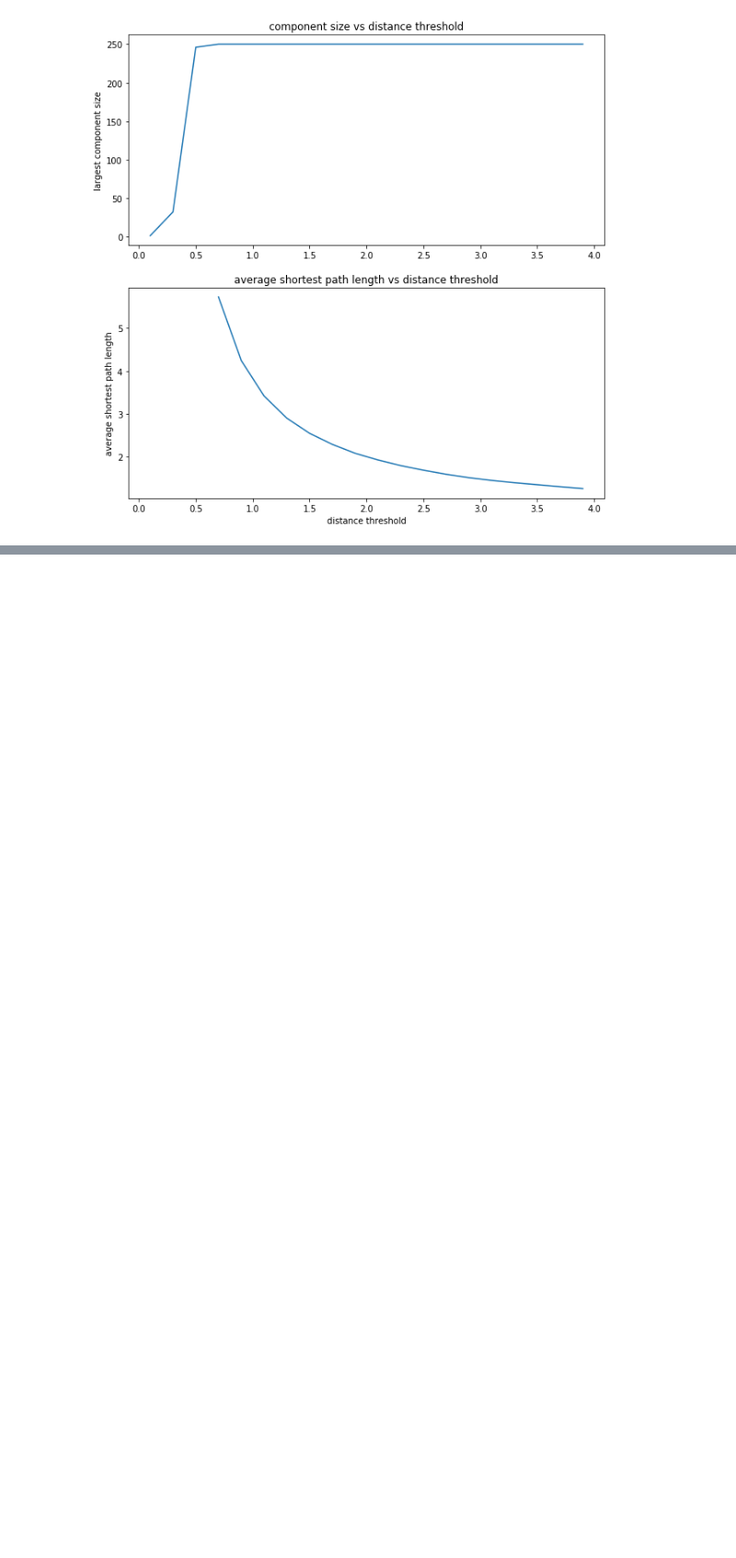
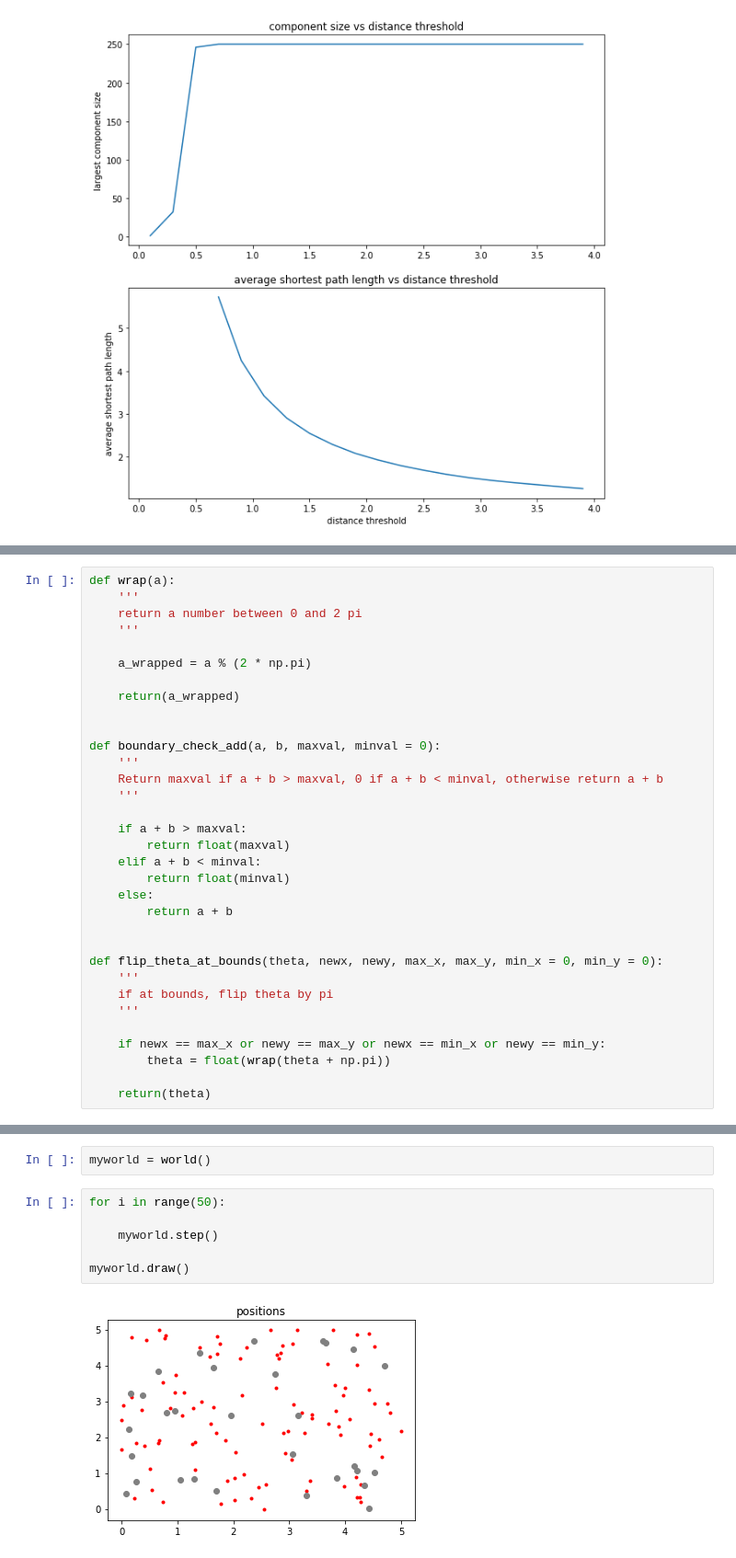
Before and after one commit to galenwilkerson/swarm-induced-graph, a Jupyter notebook: Swarm - Induced Graph.ipynb, the cells around one changed output, grey strips where cells are left out. Shown at 92% size. Drawn from its saved outputs; the diff is of its cells as text; blank space fills up the shorter version.

```diff
--- a/Swarm - Induced Graph.ipynb
+++ b/Swarm - Induced Graph.ipynb
@@ -216,0 +251,33 @@ plt.setp(ax2.get_xticklabels(), visible=True);
+# %%
+def wrap(a):
+    '''
+    return a number between 0 and 2 pi
+    '''
+
+    a_wrapped = a % (2 * np.pi)
+
+    return(a_wrapped)
+
+
+def boundary_check_add(a, b, maxval, minval = 0):
+    '''
+    Return maxval if a + b > maxval, 0 if a + b < minval, otherwise return a + b
+    '''
+
+    if a + b > maxval:
+        return float(maxval)
+    elif a + b < minval:
+        return float(minval)
+    else:
+        return a + b
+
+
+def flip_theta_at_bounds(theta, newx, newy, max_x, max_y, min_x = 0, min_y = 0):
+    '''
+    if at bounds, flip theta by pi
+    '''
+
+    if newx == max_x or newy == max_y or newx == min_x or newy == min_y:
+        theta = float(wrap(theta + np.pi))
+
+    return(theta)
@@ -216,0 +459,10 @@ plt.setp(ax2.get_xticklabels(), visible=True);
+# %%
+myworld = world()
+# %%
+for i in range(50):
+
+    myworld.step()
+
+myworld.draw()
+# %% [output]
+[figure, added]
```
Also changed, not shown: parts of 14 cells of this notebook.
